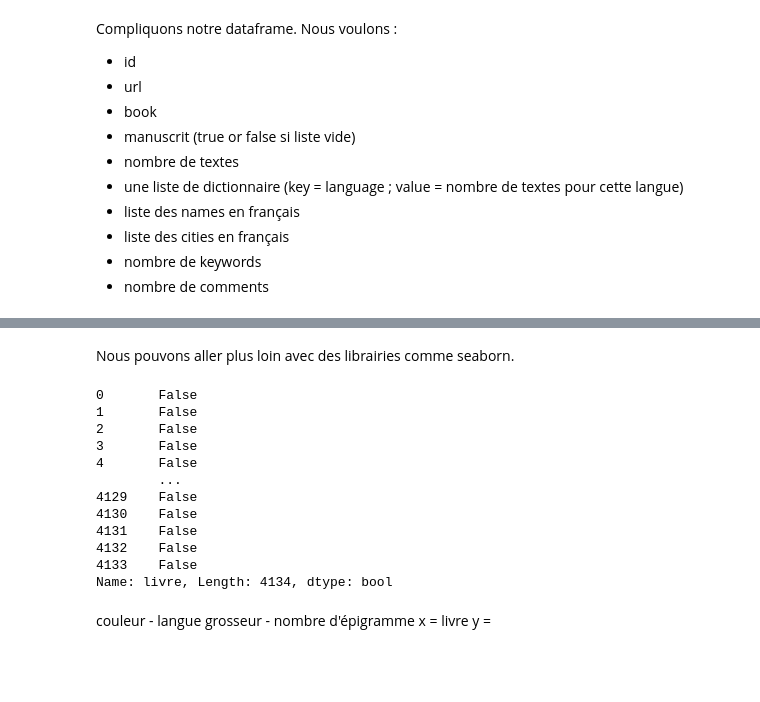
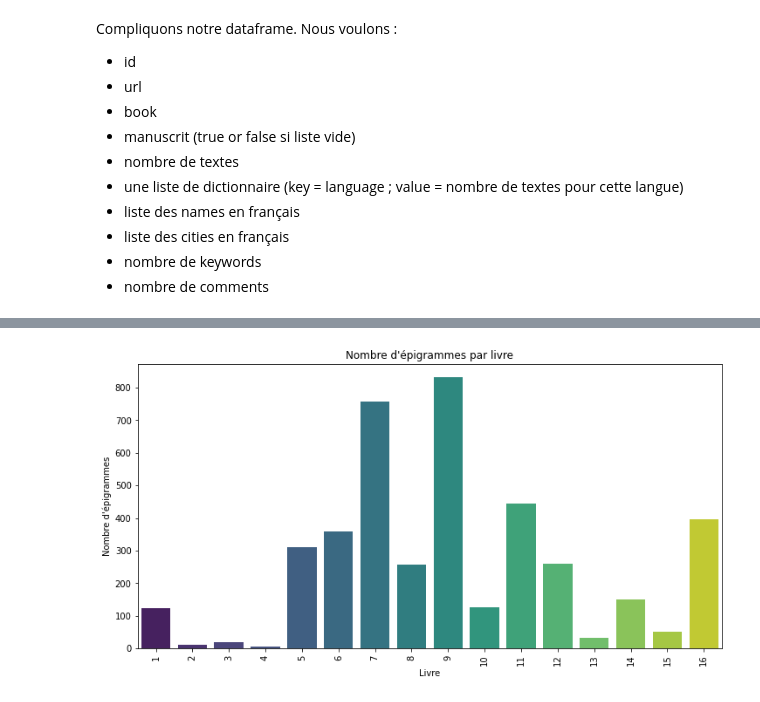
Before and after one commit to MathildeVrst/AG-Viz, a Jupyter notebook: Seaborn.ipynb, the cells around one changed output, grey strips where cells are left out. Saved outputs shown, nothing was run; the diff lists cells and outputs as text; code cells hidden in the pictures; blank space fills up the shorter version.

Commit message:
add seaborn et bokeh

```diff
--- a/Seaborn.ipynb
+++ b/Seaborn.ipynb
@@ -132,22 +106,20 @@ df_kw = pd.DataFrame(columns=['epi_id', 'epi_url', 'text_url', 'text_lang', 'tex
-# %% [markdown]
-Nous pouvons aller plus loin avec des librairies comme seaborn.
-# %%
-df_livre7_
-# %% [output]
-0       False
-1       False
-2       False
-3       False
-4       False
-        ...
-4129    False
-4130    False
-4131    False
-4132    False
-4133    False
-Name: livre, Length: 4134, dtype: bool
-# %% [markdown]
-couleur - langue
-grosseur - nombre d'épigramme
-x = livre
-y =
+# %%
+import seaborn as sns
+import matplotlib.pyplot as plt
+
+# Compter le nombre d'épigrammes par texte
+epigrammes_par_texte = df.groupby('book')['id'].count().reset_index()
+
+# Trier les livres par nombre d'épigrammes décroissant
+epigrammes_par_texte = epigrammes_par_texte.sort_values('id', ascending=False)
+
+# Créer le plot
+plt.figure(figsize=(12, 6))
+sns.barplot(x='book', y='id', data=epigrammes_par_texte, palette='viridis')
+plt.xlabel('Livre')
+plt.ylabel('Nombre d\'épigrammes')
+plt.title('Nombre d\'épigrammes par livre')
+plt.xticks(rotation=90)
+plt.show()
+# %% [output]
+[figure, added]
```
Also changed, not shown: parts of 15 cells of this notebook, 2 other files.
